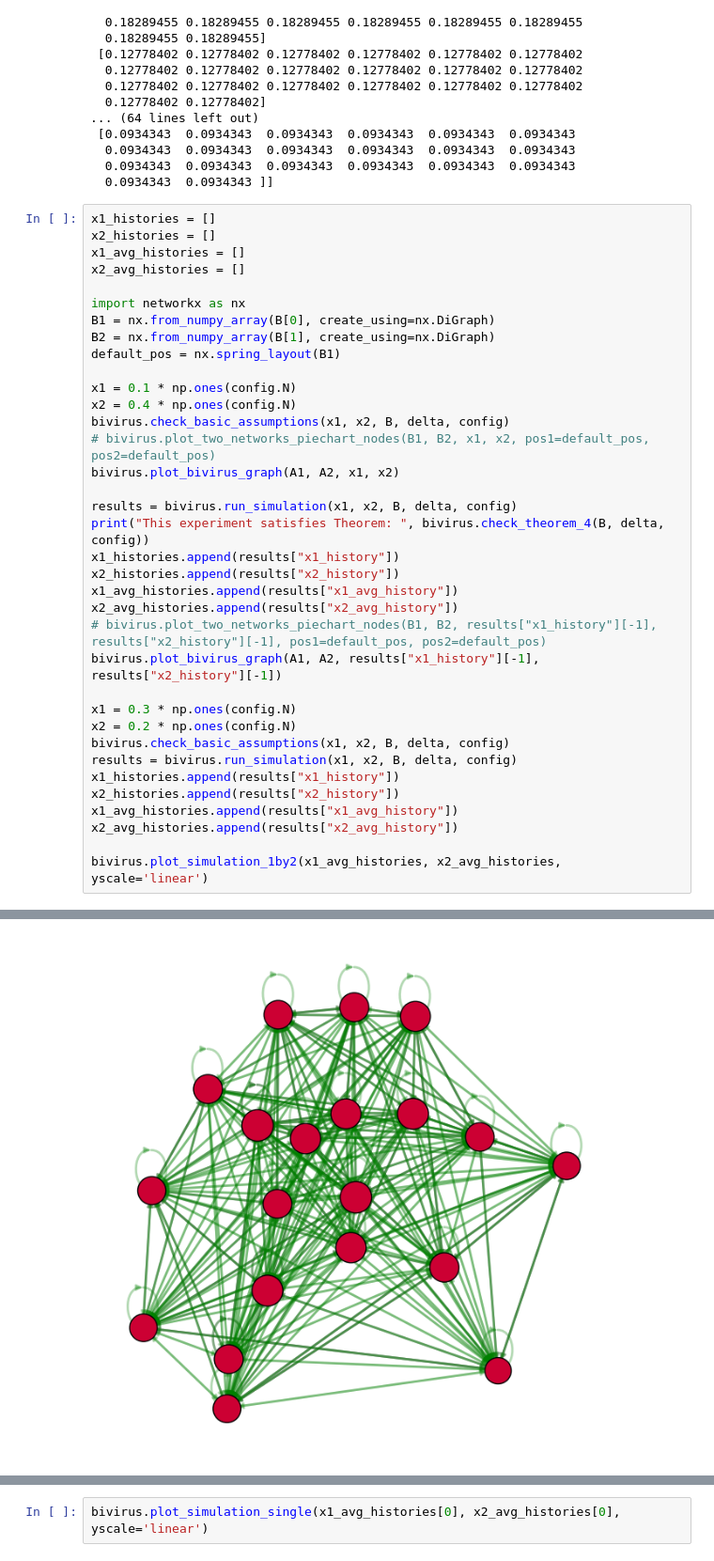
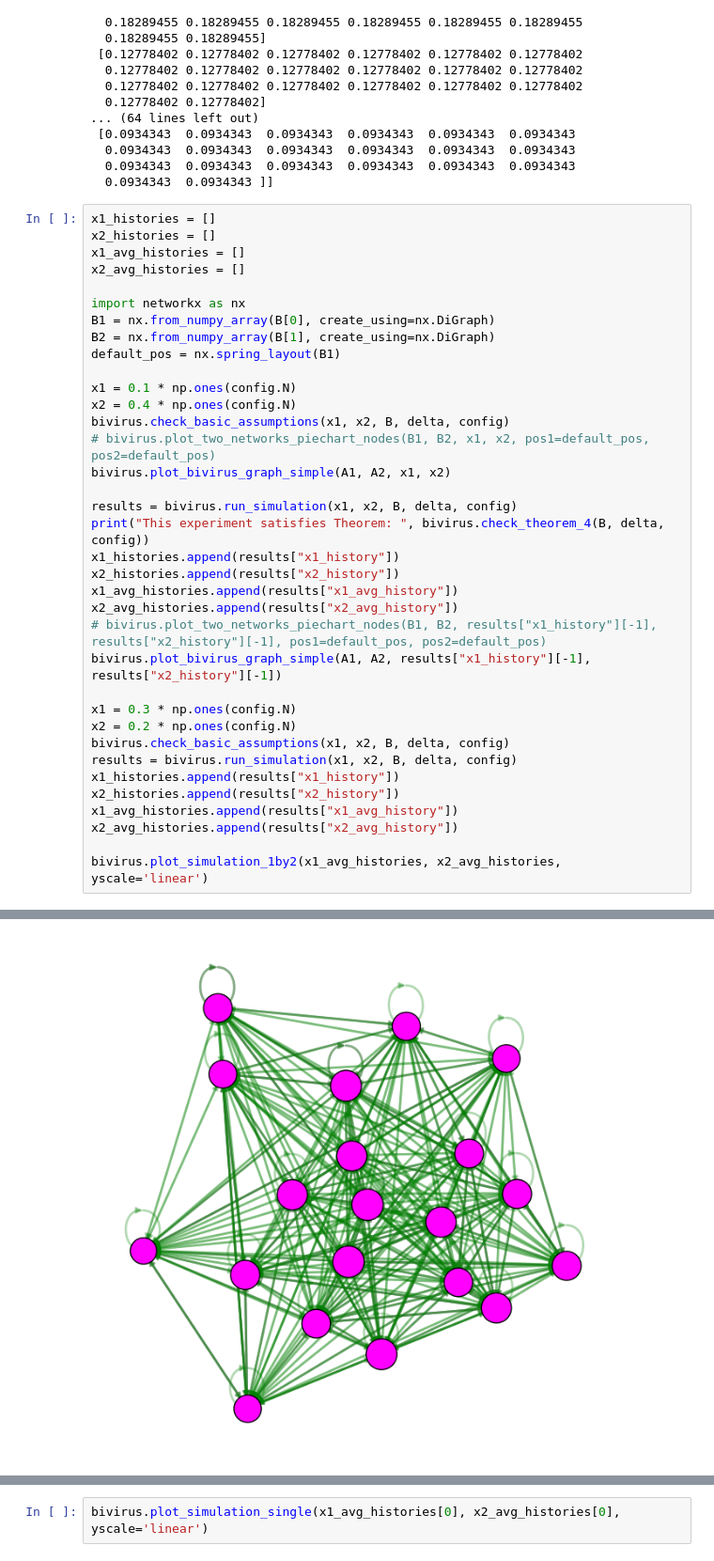
Before and after one commit to mrhoggboss/Discrete-time-competitive-bivirus-SIS, a Jupyter notebook: experiment_Theorem7.ipynb, the cells around one changed output, grey strips where cells are left out. Shown at 94% size. Drawn from its saved outputs; the diff is of its cells as text.

```diff
--- a/experiment_Theorem7.ipynb
+++ b/experiment_Theorem7.ipynb
@@ -125,7 +125,7 @@ x1 = 0.1 * np.ones(config.N)
 x2 = 0.4 * np.ones(config.N)
 bivirus.check_basic_assumptions(x1, x2, B, delta, config)
 # bivirus.plot_two_networks_piechart_nodes(B1, B2, x1, x2, pos1=default_pos, pos2=default_pos)
-bivirus.plot_bivirus_graph(A1, A2, x1, x2)
+bivirus.plot_bivirus_graph_simple(A1, A2, x1, x2)
 
 results = bivirus.run_simulation(x1, x2, B, delta, config)
 print("This experiment satisfies Theorem: ", bivirus.check_theorem_4(B, delta, config))
@@ -134,7 +134,7 @@ x2_histories.append(results["x2_history"])
 x1_avg_histories.append(results["x1_avg_history"])
 x2_avg_histories.append(results["x2_avg_history"])
 # bivirus.plot_two_networks_piechart_nodes(B1, B2, results["x1_history"][-1], results["x2_history"][-1], pos1=default_pos, pos2=default_pos)
-bivirus.plot_bivirus_graph(A1, A2, results["x1_history"][-1], results["x2_history"][-1])
+bivirus.plot_bivirus_graph_simple(A1, A2, results["x1_history"][-1], results["x2_history"][-1])
 
 x1 = 0.3 * np.ones(config.N)
 x2 = 0.2 * np.ones(config.N)
@@ -152,12 +152,12 @@ All assumptions satisfied
 Main loop Converged at iteration 4984
 spectral radius 1 is 1.0011462347620435
 spectral radius 2 is 1.0011311193297143
 x_bar Converged at iteration 8767
 x_bar Converged at iteration 8793
 det radius 1 is 1.9989999999999997
 det radius 2 is 1.9998879014947406
 This experiment satisfies Theorem:  4.4
-[figure, old version]
+[figure, new version]
 All assumptions satisfied
 Main loop Converged at iteration 4523
 [figure]
```
Also changed, not shown: parts of 1 cell of this notebook, 4 other files.
